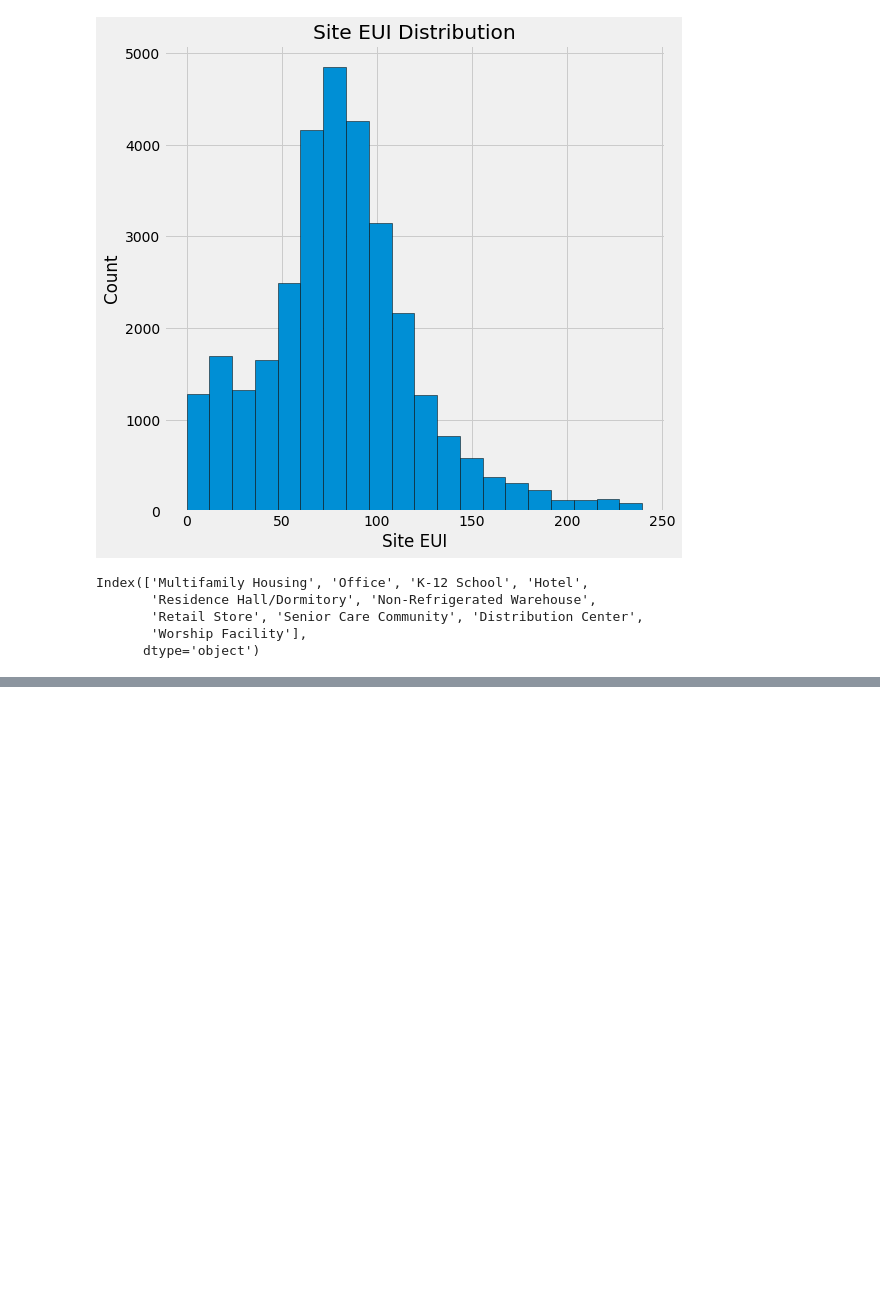
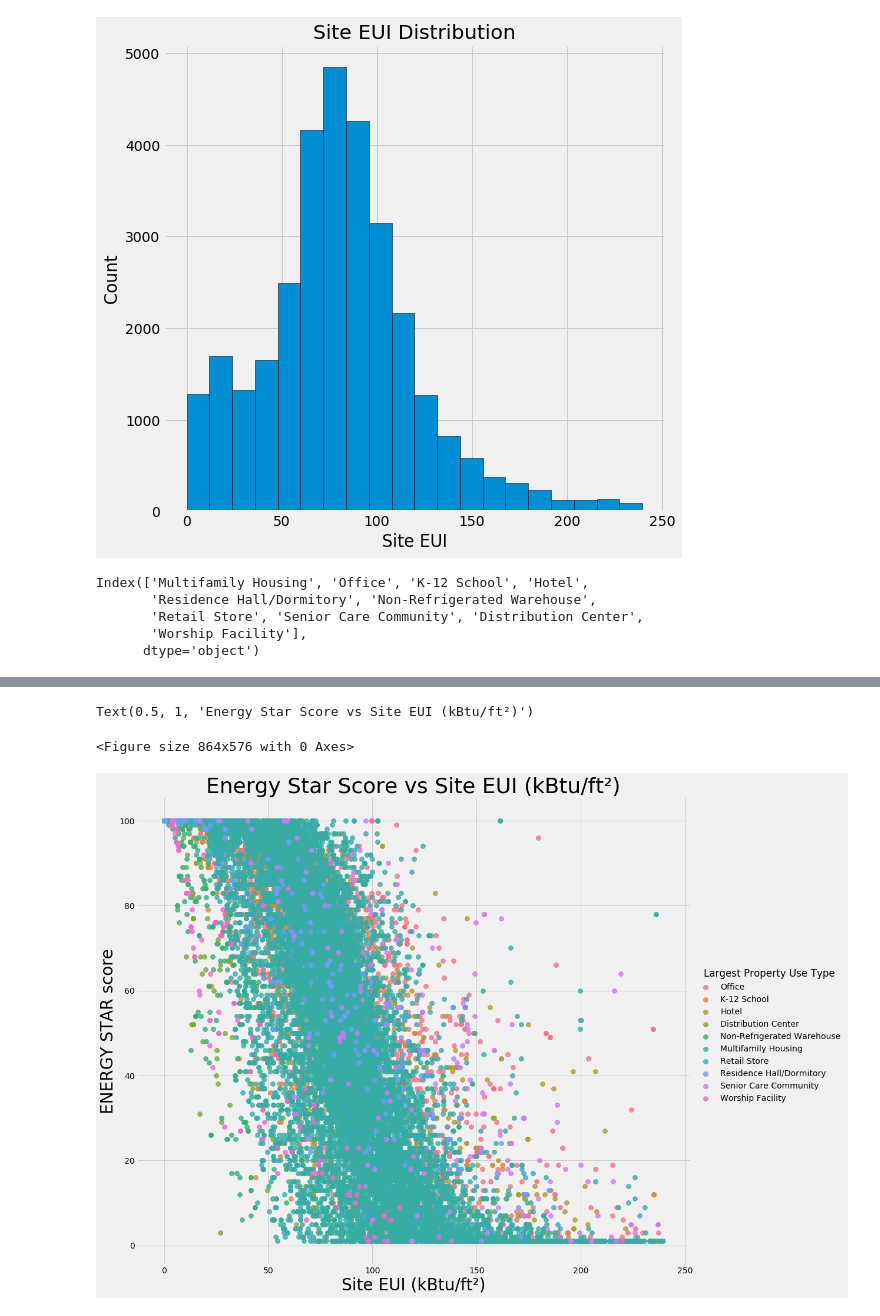
Before and after one commit to gauthamkolluru/py, a Jupyter notebook: Machine Learning/A Complete Machine Learning Walk Through in Python.ipynb, the cells around one changed output, grey strips where cells are left out. Cells and saved outputs as stored; diff of their text form; code cells hidden in the pictures; blank space fills up the shorter version.

```diff
--- a/Machine Learning/A Complete Machine Learning Walk Through in Python.ipynb
+++ b/Machine Learning/A Complete Machine Learning Walk Through in Python.ipynb
@@ -251,3 +271,22 @@ Self-Reported Gross Floor Area (ft²)                  0.066285
 Largest Property Use Type - Gross Floor Area (ft²)    0.068612
 ENERGY STAR Score                                     1.000000
 Name: ENERGY STAR Score, dtype: float64
+# %%
+numeric_subset = data.select_dtypes('number')
+
+for col in numeric_subset.columns:
+    if col == 'ENERGY STAR Score':
+        next
+    else:
+        numeric_subset['sqrt_'+col] = np.sqrt(numeric_subset[col])
+        numeric_subset['log_'+col] = np.log(numeric_subset[col])
+
+categorical_subset = data[['Borough','Largest Property Use Type']]
+
+categorical_subset = pd.get_dummies(categorical_subset)
+
+features = pd.concat([numeric_subset,categorical_subset], axis = 1)
+
+features = features.dropna(subset = ['ENERGY STAR Score'])
+
+correlations = features.corr()['ENERGY STAR Score'].dropna().sort_values()
@@ -253,0 +341,18 @@ Name: ENERGY STAR Score, dtype: float64
+# %%
+plt.figure(figsize=(12,8))
+
+features['Largest Property Use Type'] = data.dropna(subset=['ENERGY STAR Score'])['Largest Property Use Type']
+
+features = features[features['Largest Property Use Type'].isin(types)]
+
+sns.lmplot('Site EUI (kBtu/ft²)', 'ENERGY STAR Score', hue = 'Largest Property Use Type', data=features, scatter_kws={'alpha':0.8, 's':60}, fit_reg=False, size=12, aspect=1.2)
+
+plt.xlabel('Site EUI (kBtu/ft²)', size = 28)
+
+plt.ylabel('ENERGY STAR score', size = 28)
+
+plt.title('Energy Star Score vs Site EUI (kBtu/ft²)', size = 36)
+# %% [output]
+Text(0.5, 1, 'Energy Star Score vs Site EUI (kBtu/ft²)')
+<Figure size 864x576 with 0 Axes>
+[figure, added]
```
Also changed, not shown: parts of 11 cells of this notebook, 2 other files.
